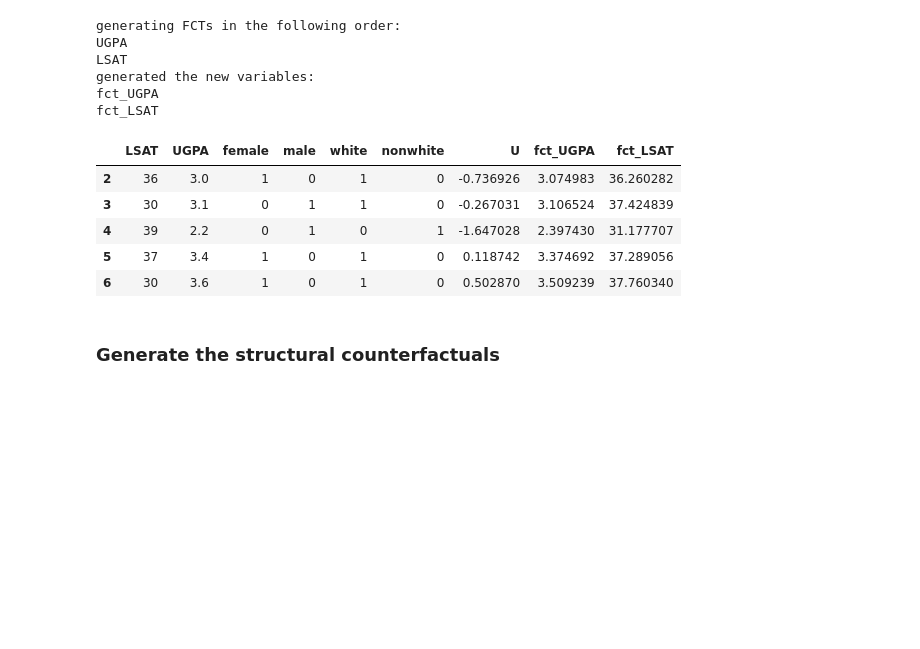
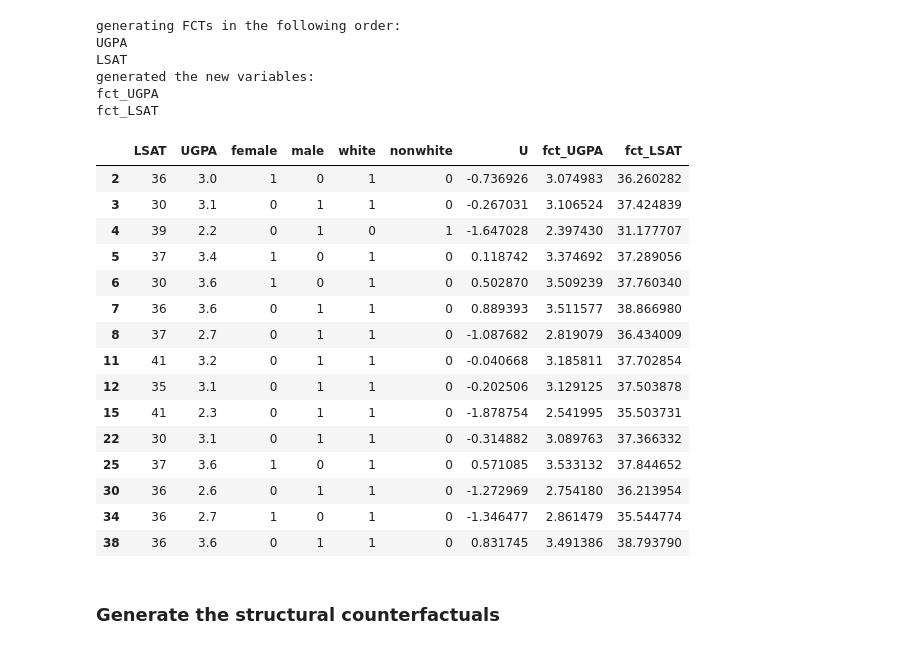
Before and after one commit to cc-jalvarez/counterfactual-situation-testing, a Jupyter notebook: src/gen_scfs_law_school.ipynb, the cells around one changed output. Saved outputs shown, nothing was run; the diff lists cells and outputs as text; code cells hidden in the pictures; blank space fills up the shorter version.

```diff
--- a/src/gen_scfs_law_school.ipynb
+++ b/src/gen_scfs_law_school.ipynb
@@ -180,14 +210,24 @@ generated the new variables:
 fct_UGPA
 fct_LSAT
 # %%
-test_df.head(5)
+test_df.head(15)
 # %% [output]
 |  | LSAT | UGPA | female | male | white | nonwhite | U | fct_UGPA | fct_LSAT |
 | 2 | 36 | 3.0 | 1 | 0 | 1 | 0 | -0.736926 | 3.074983 | 36.260282 |
 | 3 | 30 | 3.1 | 0 | 1 | 1 | 0 | -0.267031 | 3.106524 | 37.424839 |
 | 4 | 39 | 2.2 | 0 | 1 | 0 | 1 | -1.647028 | 2.397430 | 31.177707 |
 | 5 | 37 | 3.4 | 1 | 0 | 1 | 0 | 0.118742 | 3.374692 | 37.289056 |
 | 6 | 30 | 3.6 | 1 | 0 | 1 | 0 | 0.502870 | 3.509239 | 37.760340 |
+| 7 | 36 | 3.6 | 0 | 1 | 1 | 0 | 0.889393 | 3.511577 | 38.866980 |
+| 8 | 37 | 2.7 | 0 | 1 | 1 | 0 | -1.087682 | 2.819079 | 36.434009 |
+| 11 | 41 | 3.2 | 0 | 1 | 1 | 0 | -0.040668 | 3.185811 | 37.702854 |
+| 12 | 35 | 3.1 | 0 | 1 | 1 | 0 | -0.202506 | 3.129125 | 37.503878 |
+| 15 | 41 | 2.3 | 0 | 1 | 1 | 0 | -1.878754 | 2.541995 | 35.503731 |
+| 22 | 30 | 3.1 | 0 | 1 | 1 | 0 | -0.314882 | 3.089763 | 37.366332 |
+| 25 | 37 | 3.6 | 1 | 0 | 1 | 0 | 0.571085 | 3.533132 | 37.844652 |
+| 30 | 36 | 2.6 | 0 | 1 | 1 | 0 | -1.272969 | 2.754180 | 36.213954 |
+| 34 | 36 | 2.7 | 1 | 0 | 1 | 0 | -1.346477 | 2.861479 | 35.544774 |
+| 38 | 36 | 3.6 | 0 | 1 | 1 | 0 | 0.831745 | 3.491386 | 38.793790 |
 # %%
 # df['fct_UGPA'] = df.apply(lambda row: pred_ugpa(
 #     v_u=row['U'], v_female=row['female'], v_male=row['male'], v_white=row['white'], v_nonwhite=row['nonwhite']),
```
Also changed, not shown: parts of 12 cells of this notebook, 6 other files.
